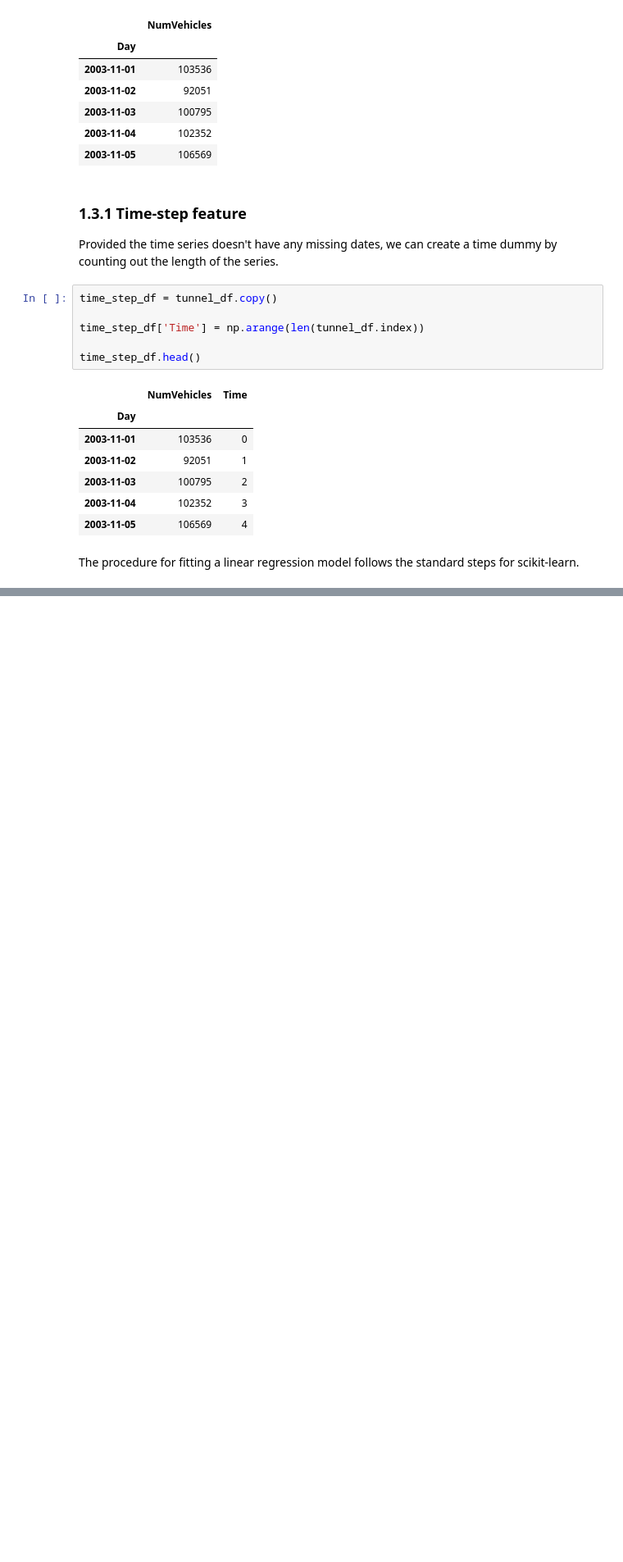
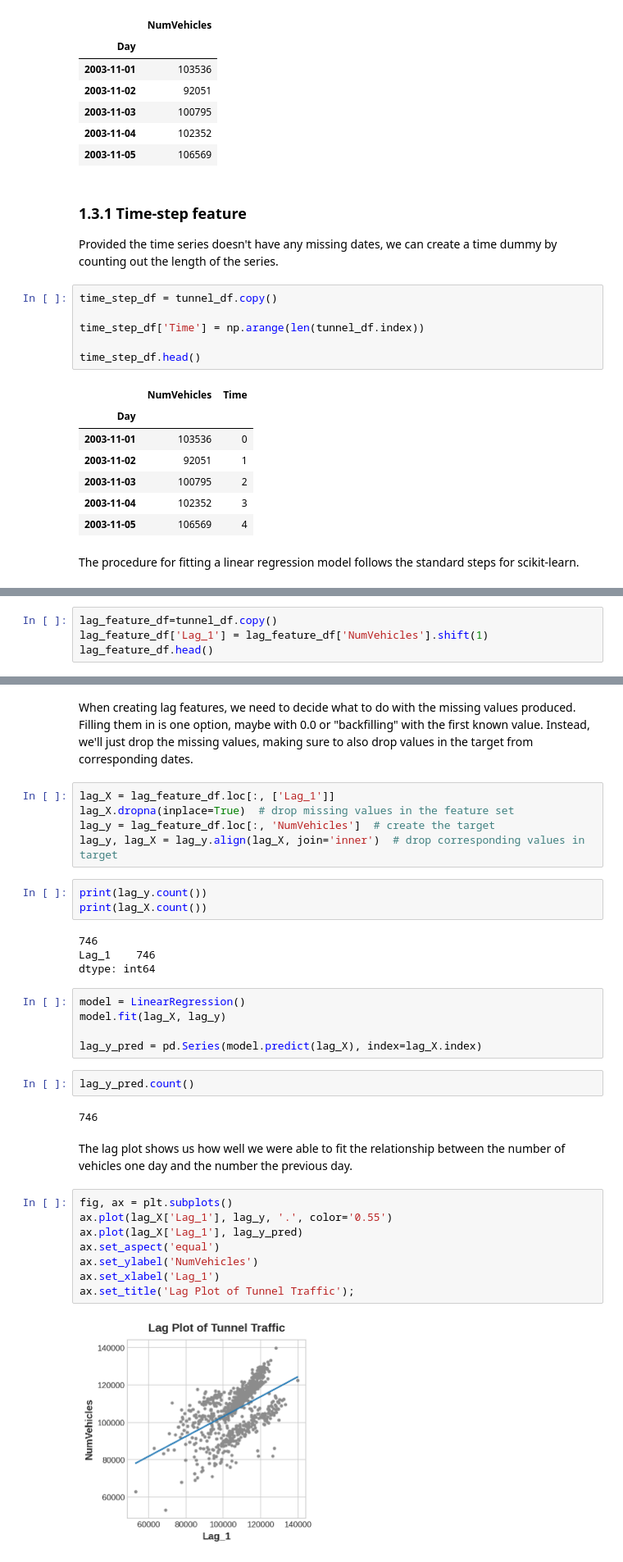
Before and after one commit to pengfei99/LearnTimeSeries, a Jupyter notebook: Lessons/01.Linear_regression_ts.ipynb, the cells around one changed output, grey strips where cells are left out. Shown: that part at 82% size. Cells and saved outputs as stored; diff of their text form; blank space fills up the shorter version.

```diff
--- a/Lessons/01.Linear_regression_ts.ipynb
+++ b/Lessons/01.Linear_regression_ts.ipynb
@@ -239,0 +252,4 @@ y_pred = pd.Series(model.predict(X), index=X.index)
+# %%
+lag_feature_df=tunnel_df.copy()
+lag_feature_df['Lag_1'] = lag_feature_df['NumVehicles'].shift(1)
+lag_feature_df.head()
@@ -239,0 +264,35 @@ y_pred = pd.Series(model.predict(X), index=X.index)
+# %% [markdown]
+When creating lag features, we need to decide what to do with the missing values produced. Filling them in is one option, maybe with 0.0 or "backfilling" with the first known value. Instead, we'll just drop the missing values, making sure to also drop values in the target from corresponding dates.
+# %%
+lag_X = lag_feature_df.loc[:, ['Lag_1']]
+lag_X.dropna(inplace=True)  # drop missing values in the feature set
+lag_y = lag_feature_df.loc[:, 'NumVehicles']  # create the target
+lag_y, lag_X = lag_y.align(lag_X, join='inner')  # drop corresponding values in target
+# %%
+print(lag_y.count())
+print(lag_X.count())
+# %% [output]
+746
+Lag_1    746
+dtype: int64
+# %%
+model = LinearRegression()
+model.fit(lag_X, lag_y)
+
+lag_y_pred = pd.Series(model.predict(lag_X), index=lag_X.index)
+# %%
+lag_y_pred.count()
+# %% [output]
+746
+# %% [markdown]
+The lag plot shows us how well we were able to fit the relationship between the number of vehicles one day and the number the previous day.
+# %%
+fig, ax = plt.subplots()
+ax.plot(lag_X['Lag_1'], lag_y, '.', color='0.55')
+ax.plot(lag_X['Lag_1'], lag_y_pred)
+ax.set_aspect('equal')
+ax.set_ylabel('NumVehicles')
+ax.set_xlabel('Lag_1')
+ax.set_title('Lag Plot of Tunnel Traffic');
+# %% [output]
+[figure, added]
```
Also changed, not shown: parts of 8 cells of this notebook.
